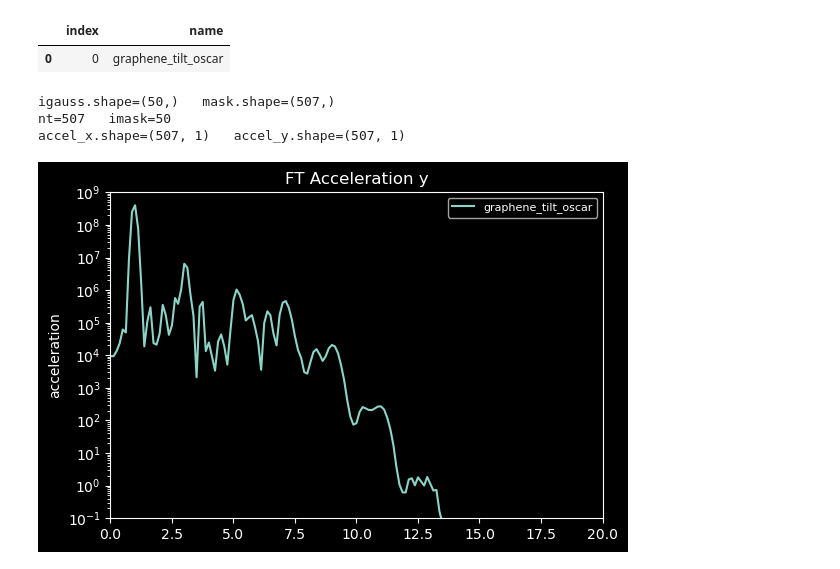
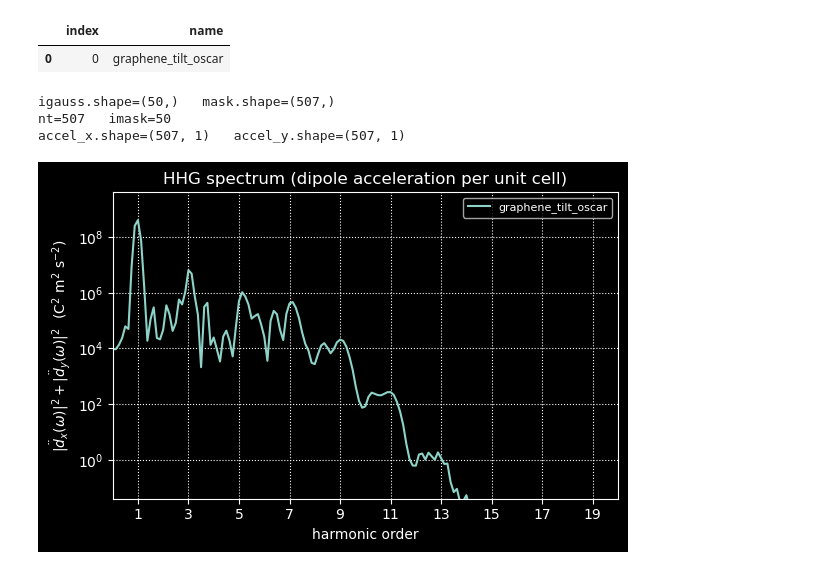
Before and after one commit to lplaja/crystal_project, a Jupyter notebook: calculations/graphene_tilt/tilt_oscar_view.ipynb, the cells around one changed output. Saved outputs shown, nothing was run; the diff lists cells and outputs as text; code cells hidden in the pictures.

Commit message:
tilt_oscar_view: spectrum in SI units, odd-harmonic x ticks
- acceleration d(vd)/dt with t in s (C m/s^2), FT as integral (x dt)
- y axis |a_x(w)|^2 + |a_y(w)|^2 in C^2 m^2 s^-2, relative ylim
- x axis: harmonic order, odd orders labelled

```diff
--- a/calculations/graphene_tilt/tilt_oscar_view.ipynb
+++ b/calculations/graphene_tilt/tilt_oscar_view.ipynb
@@ -71,10 +71,11 @@ def gather_data(fnamelist):
         dipole_vel_x[:,i_file]=ivel_x
         dipole_vel_y[:,i_file]=ivel_y
 
-        accel_x=np.gradient(np.real(dipole_vel_x), axis=0)
-        accel_y=np.gradient(np.real(dipole_vel_y), axis=0)
-        accel_x=accel_x[2:-3]
-        accel_y=accel_y[2:-3]
+    # dipole acceleration per unit cell, d(vd)/dt with t in s: C m/s^2
+    accel_x=np.gradient(dipole_vel_x, t, axis=0)
+    accel_y=np.gradient(dipole_vel_y, t, axis=0)
+    accel_x=accel_x[2:-3]
+    accel_y=accel_y[2:-3]
 
     return t, dipole_vel_x, dipole_vel_y, accel_x, accel_y
 
@@ -110,9 +111,11 @@ for nn in range(len(fnamelist)):
     accel_y[:,nn]*=mask
 
 
+# Fourier transform as an integral, a(w) = int a(t) exp(-i w t) dt ~ dt * FFT:  C m/s
+dt=t[1]-t[0]
 FT_npts=2*accel_x.shape[0]//8
-FT_accel_x=np.fft.fft(accel_x, axis=0)[:FT_npts]
-FT_accel_y=np.fft.fft(accel_y, axis=0)[:FT_npts]
+FT_accel_x=np.fft.fft(accel_x, axis=0)[:FT_npts]*dt
+FT_accel_y=np.fft.fft(accel_y, axis=0)[:FT_npts]*dt
 
 
 plt.rcParams['legend.fontsize'] = 8
@@ -125,39 +128,41 @@ fig, ax=plt.subplots(1,1, figsize=(6,4))
 #ax[0,0].set_title("Dipole velocity y")
 #ax[0,0].legend()
 #ax[0,0].grid(False)
 
 #ax[0,1].plot(t[2:-3], np.real(accel_y), label=labels)
 #ax[0,1].set_xlabel("t")
 #ax[0,1].set_ylabel("acceleration")
 #ax[0,1].set_title("Acceleration y")
 #ax[0,1].legend()
 #ax[0,1].grid(False)
 
 # ax[0].semilogy(np.abs(FT_accel_x)**2+np.abs(FT_accel_y)**2, label=labels)
 # ax[0].set_xlabel("")
 # ax[0].set_ylabel("acceleration")
 # ax[0].set_title("FT Acceleration")
 # ax[0].legend()
 # ax[0].grid(False)
 
 # harmonic order: FFT index / duration of the record in optical periods (was a hardcoded 8)
 periods = {c['time']['tfin'] - c['time']['tini'] for c in configs}
 assert len(periods) == 1, "all calculations must have the same time window"
 w = np.arange(len(FT_accel_y))/periods.pop()
-ax.semilogy(w,np.abs(FT_accel_x)**2+np.abs(FT_accel_y)**2, label=labels)
-ax.set_xlabel("")
-ax.set_ylabel("acceleration")
-ax.set_title("FT Acceleration y")
+spectrum=np.abs(FT_accel_x)**2+np.abs(FT_accel_y)**2          # C^2 m^2 / s^2
+ax.semilogy(w, spectrum, label=labels)
+ax.set_xlabel("harmonic order")
+ax.set_ylabel(r"$|\ddot d_x(\omega)|^2+|\ddot d_y(\omega)|^2$  (C$^2$ m$^2$ s$^{-2}$)")
+ax.set_title("HHG spectrum (dipole acceleration per unit cell)")
 ax.legend()
 ax.set_xlim(0,20)
-ax.set_ylim(1e-1,1e9)
-ax.grid(False)
+ax.set_ylim(spectrum.max()*1e-10, spectrum.max()*10)
+ax.set_xticks(np.arange(1, 20, 2))        # 10 decades below the maximum
+ax.grid(True, linestyle='dotted')
 
 plt.tight_layout()
 # %% [output]
 igauss.shape=(50,)   mask.shape=(507,)
 nt=507   imask=50
 accel_x.shape=(507, 1)   accel_y.shape=(507, 1)
-[figure, old version]
+[figure, new version]
 # %% [markdown]
 ![image.png](attachment:image.png)
```
